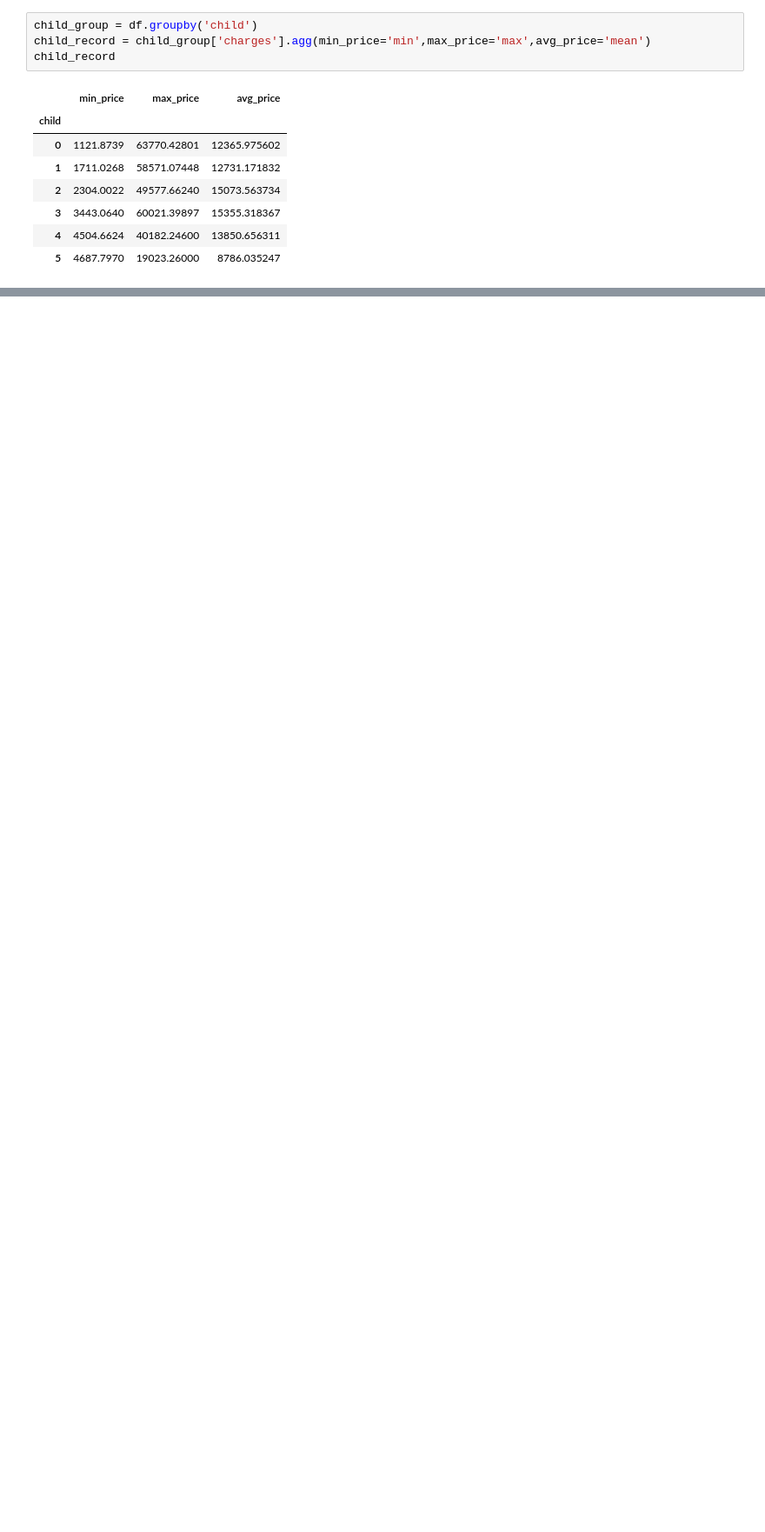
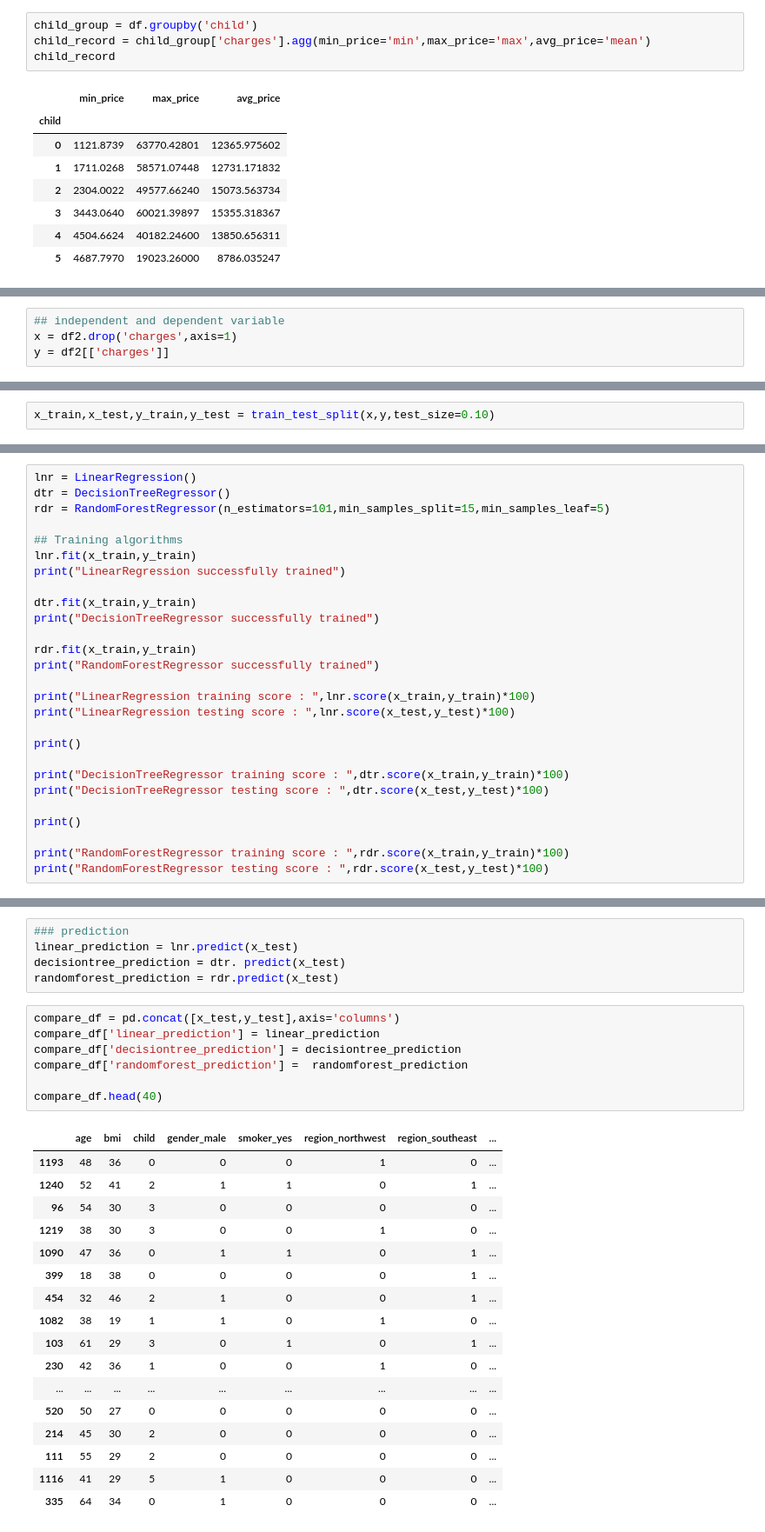
Before and after one commit to upflairs-pvt-ltd/3rd_july_datascience, a Jupyter notebook: insurance/project.ipynb, the cells around one changed output, grey strips where cells are left out. Shown: that part at 87% size. Cells and saved outputs as stored; diff of their text form; blank space fills up the shorter version.

```diff
--- a/insurance/project.ipynb
+++ b/insurance/project.ipynb
@@ -157,0 +199,4 @@ plt.show()
+# %%
+## independent and dependent variable
+x = df2.drop('charges',axis=1)
+y = df2[['charges']]
@@ -157,0 +224,2 @@ plt.show()
+# %%
+x_train,x_test,y_train,y_test = train_test_split(x,y,test_size=0.10)
@@ -157,0 +237,27 @@ plt.show()
+# %%
+lnr = LinearRegression()
+dtr = DecisionTreeRegressor()
+rdr = RandomForestRegressor(n_estimators=101,min_samples_split=15,min_samples_leaf=5)
+
+## Training algorithms
+lnr.fit(x_train,y_train)
+print("LinearRegression successfully trained")
+
+dtr.fit(x_train,y_train)
+print("DecisionTreeRegressor successfully trained")
+
+rdr.fit(x_train,y_train)
+print("RandomForestRegressor successfully trained")
+
+print("LinearRegression training score : ",lnr.score(x_train,y_train)*100)
+print("LinearRegression testing score : ",lnr.score(x_test,y_test)*100)
+
+print()
+
+print("DecisionTreeRegressor training score : ",dtr.score(x_train,y_train)*100)
+print("DecisionTreeRegressor testing score : ",dtr.score(x_test,y_test)*100)
+
+print()
+
+print("RandomForestRegressor training score : ",rdr.score(x_train,y_train)*100)
+print("RandomForestRegressor testing score : ",rdr.score(x_test,y_test)*100)
@@ -157,0 +286,30 @@ plt.show()
+# %%
+### prediction
+linear_prediction = lnr.predict(x_test)
+decisiontree_prediction = dtr. predict(x_test)
+randomforest_prediction = rdr.predict(x_test)
+# %%
+compare_df = pd.concat([x_test,y_test],axis='columns')
+compare_df['linear_prediction'] = linear_prediction
+compare_df['decisiontree_prediction'] = decisiontree_prediction
+compare_df['randomforest_prediction'] =  randomforest_prediction
+
+compare_df.head(40)
+# %% [output]
+|  | age | bmi | child | gender_male | smoker_yes | region_northwest | region_southeast | ... |
+| 1193 | 48 | 36 | 0 | 0 | 0 | 1 | 0 | ... |
+| 1240 | 52 | 41 | 2 | 1 | 1 | 0 | 1 | ... |
+| 96 | 54 | 30 | 3 | 0 | 0 | 0 | 0 | ... |
+| 1219 | 38 | 30 | 3 | 0 | 0 | 1 | 0 | ... |
+| 1090 | 47 | 36 | 0 | 1 | 1 | 0 | 1 | ... |
+| 399 | 18 | 38 | 0 | 0 | 0 | 0 | 1 | ... |
+| 454 | 32 | 46 | 2 | 1 | 0 | 0 | 1 | ... |
+| 1082 | 38 | 19 | 1 | 1 | 0 | 1 | 0 | ... |
+| 103 | 61 | 29 | 3 | 0 | 1 | 0 | 1 | ... |
+| 230 | 42 | 36 | 1 | 0 | 0 | 1 | 0 | ... |
+| ... | ... | ... | ... | ... | ... | ... | ... | ... |
+| 520 | 50 | 27 | 0 | 0 | 0 | 0 | 0 | ... |
+| 214 | 45 | 30 | 2 | 0 | 0 | 0 | 0 | ... |
+| 111 | 55 | 29 | 2 | 0 | 0 | 0 | 0 | ... |
+| 1116 | 41 | 29 | 5 | 1 | 0 | 0 | 0 | ... |
+| 335 | 64 | 34 | 0 | 1 | 0 | 0 | 0 | ... |
```
Also changed, not shown: parts of 14 cells of this notebook, 4 other files.
